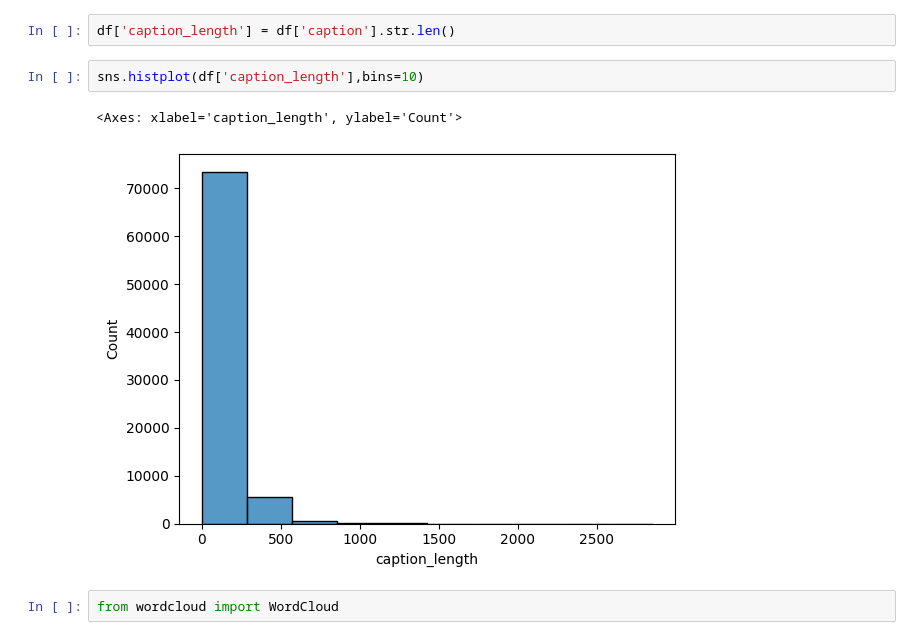
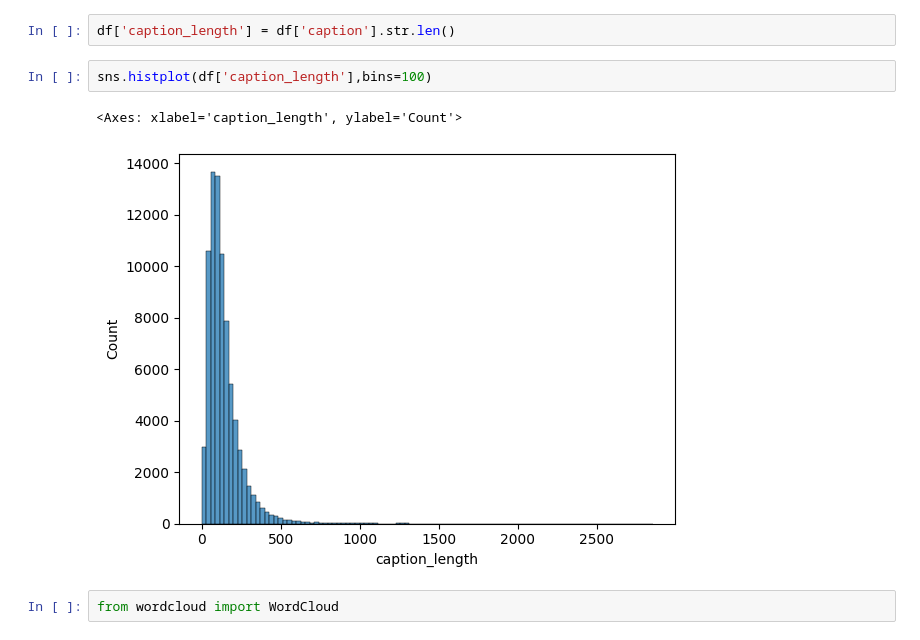
Before and after one commit to sarvansh451/Picaso_Phrase, a Jupyter notebook: Project_Picaso_Phrase_sarvansh.ipynb, the cells around one changed output. Saved outputs shown, nothing was run; the diff lists cells and outputs as text.

```diff
--- a/Project_Picaso_Phrase_sarvansh.ipynb
+++ b/Project_Picaso_Phrase_sarvansh.ipynb
@@ -154,10 +154,10 @@ plt.show()
 # %%
 df['caption_length'] = df['caption'].str.len()
 # %%
-sns.histplot(df['caption_length'],bins=10)
+sns.histplot(df['caption_length'],bins=100)
 # %% [output]
 <Axes: xlabel='caption_length', ylabel='Count'>
-[figure, old version]
+[figure, new version]
 # %%
 from wordcloud import WordCloud
 # %%
```
Also changed, not shown: parts of 45 cells of this notebook.
